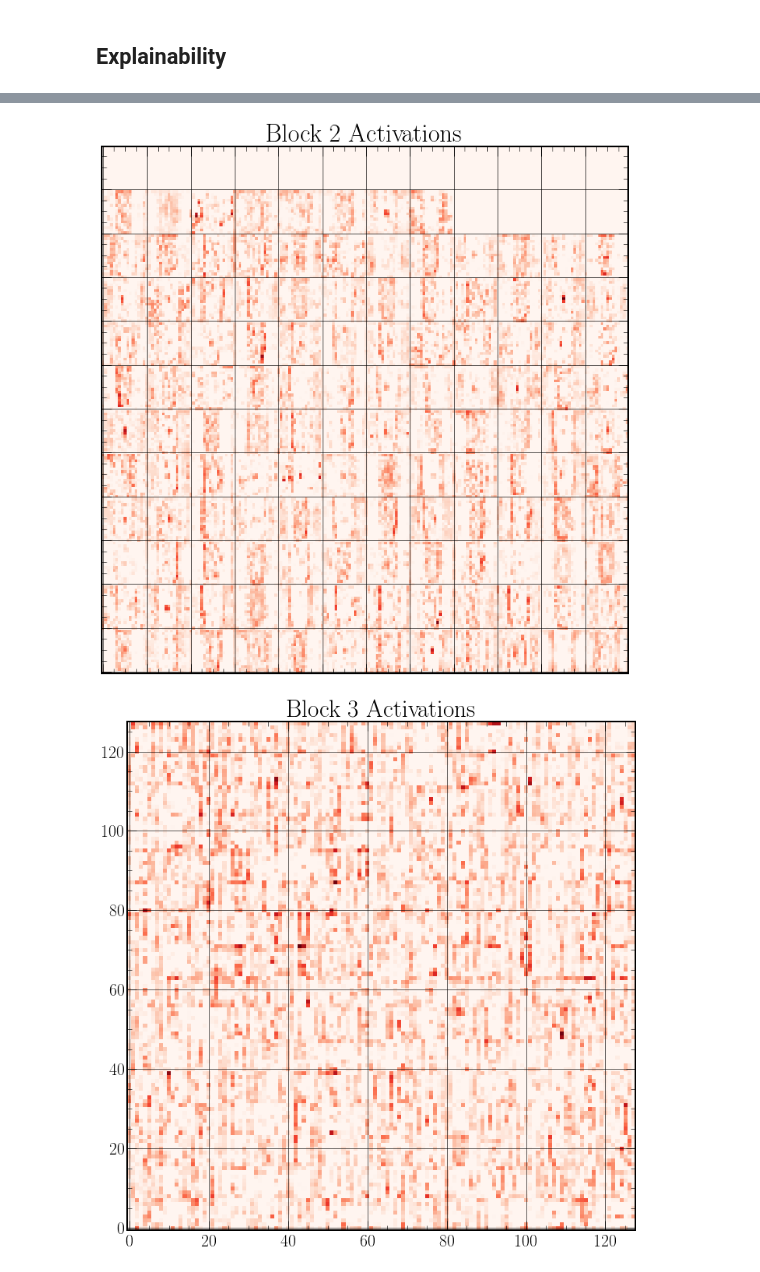
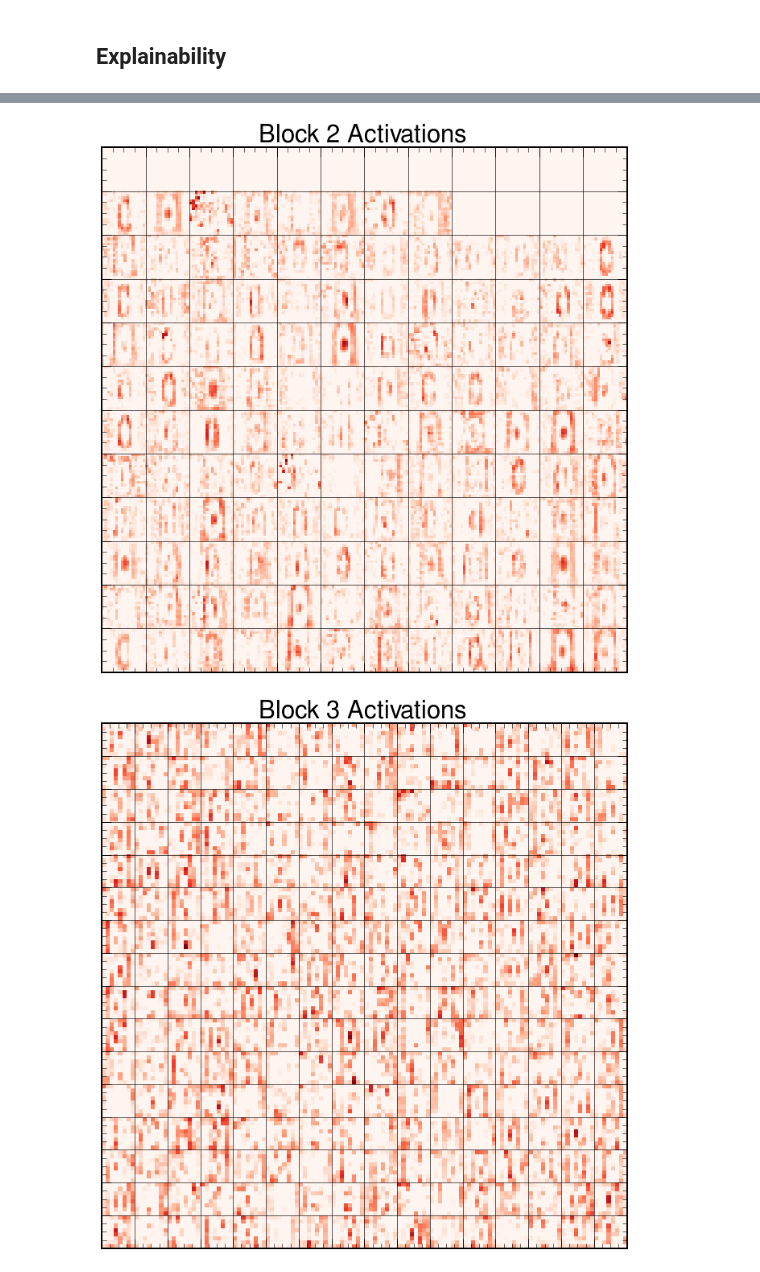
Before and after one commit to chipsneutrino/chips-net, a Jupyter notebook: notebooks/analysis.ipynb, the cells around one changed output, grey strips where cells are left out. Drawn from its saved outputs; the diff is of its cells as text; code cells hidden in the pictures.

Commit message:
feat: large update to analysis notebook and associated utility functions in the utils module

```diff
--- a/notebooks/analysis.ipynb
+++ b/notebooks/analysis.ipynb
@@ -56,20 +94,20 @@ def reload():
     importlib.reload(chipsnet.models)
     importlib.reload(chipsnet.utils)
 # %%
-reload()
 # Load the configuration and get all the dataframes and models
 config = chipsnet.config.get(config_path)
 
 # Get the data loaders for each of the datasets
-beam_flux_data = chipsnet.utils.data_from_conf(config, 'beam_flux')
-beam_uniform_data = chipsnet.utils.data_from_conf(config, 'beam_uniform')
+bf_data = chipsnet.utils.data_from_conf(config, 'beam_flux')
+bu_data = chipsnet.utils.data_from_conf(config, 'beam_uniform')
 
 # Load data into the pandas dataframes
 num_examples = int(config.eval.examples)
-beam_flux_events = beam_flux_data.testing_df(num_events=num_examples)
-beam_uniform_events = beam_uniform_data.testing_df(num_events=num_examples)
+bf_events = bf_data.testing_df(num_events=num_examples)
+bu_events = bu_data.testing_df(num_events=num_examples)
 
 # Get all the models we want to use in evaluation
-beam_flux_model = chipsnet.utils.model_from_conf(config, 'beam_flux')
-beam_uniform_model = chipsnet.utils.model_from_conf(config, 'beam_uniform')
-cosmic_model = chipsnet.utils.model_from_conf(config, 'cosmic')
+bf_model = chipsnet.utils.model_from_conf(config, 'beam_flux')
+bu_model = chipsnet.utils.model_from_conf(config, 'beam_uniform')
+bul_model = chipsnet.utils.model_from_conf(config, 'beam_uniform_long')
+c_model = chipsnet.utils.model_from_conf(config, 'cosmic')
@@ -326,12 +395,11 @@ from tf_explain.core.smoothgrad import SmoothGrad
 from tf_explain.core.integrated_gradients import IntegratedGradients
 from tf_explain.core.gradients_inputs import GradientsInputs
 
-single_output_model = tf.keras.Model(  # Model to ouput cosmic model dense layer
-    inputs=model.model.input,
-    outputs=model.model.get_layer('t_all_cat').output
+
+single_output_model = tf.keras.Model(
+    inputs=bul_model.model.input,
+    outputs=bul_model.model.get_layer('t_all_cat').output
 )
-data = chipsnet.data.Reader(config)
-ds = data.testing_ds
 
 grad_cams_1 = []
 grad_cams_2 = []
@@ -344,9 +412,12 @@ vanilla_grads = []
 smooth_grads = []
 int_grads = []
 imput_grads = []
-for inputs, labels in ds.take(10):
+for inputs, labels in bu_data.testing_ds(20):
     event_class = int(labels['t_all_cat'])
     image = tf.expand_dims(inputs['image_0'], axis=0).numpy()
+
+    if event_class == 24:
+        continue
 
     grad_cams_1.append(GradCAM().explain((image, event_class), single_output_model, class_index=event_class, layer_name="path0_block1"))
     grad_cams_2.append(GradCAM().explain((image, event_class), single_output_model, class_index=event_class, layer_name="path0_block2"))
@@ -395,22 +468,30 @@ plt.show()
 # %%
-event = 2
+event = 11
 fig, axs = plt.subplots(1, 1, figsize=(12, 12))
-plt.setp(axs, xticks=[0, 16, 32, 48, 64, 80, 96, 112, 128, 144, 160, 176, 192], yticks=[0, 16, 32, 48, 64, 80, 96, 112, 128, 144, 160, 176, 192],
-         xticklabels=['', '', '', '', '', '', '', ''], yticklabels=['', '', '', '', '', '', '', ''])
-axs.imshow(activations_2[event], cmap='Reds', origin='lower')
+plt.setp(axs,
+         xticks=[0, 16, 32, 48, 64, 80, 96, 112, 128, 144, 160, 176, 192], xticklabels=[''],
+         yticks=[0, 16, 32, 48, 64, 80, 96, 112, 128, 144, 160, 176, 192], yticklabels=[''])
+extent = (0, 192, 192, 0)
+axs.imshow(activations_2[event], cmap='Reds', origin='lower', extent=extent)
 axs.set(title='Block 2 Activations')
 plt.rc('grid', linestyle="-", color='black')
 plt.grid()
 plt.show()
 # %% [output]
-[figure, old version]
+[figure, new version]
 # %%
-event = 2
+event = 11
 fig, axs = plt.subplots(1, 1, figsize=(12, 12))
-axs.imshow(activations_3[event], cmap='Reds', origin='lower')
+plt.setp(axs,
+    xticks=[0, 8, 16, 24, 32, 40, 48, 56, 64, 72, 80, 88, 96, 104, 112, 120, 128],
+    yticks=[0, 8, 16, 24, 32, 40, 48, 56, 64, 72, 80, 88, 96, 104, 112, 120, 128],
+    xticklabels=[''],
+    yticklabels=[''])
+extent = (0, 128, 128, 0)
+axs.imshow(activations_3[event], cmap='Reds', origin='lower', extent=extent)
 axs.set(title='Block 3 Activations')
 plt.rc('grid', linestyle="-", color='black')
 plt.grid()
 plt.show()
 # %% [output]
-[figure, old version]
+[figure, new version]
```
Also changed, not shown: parts of 37 cells of this notebook, 26 other files.
